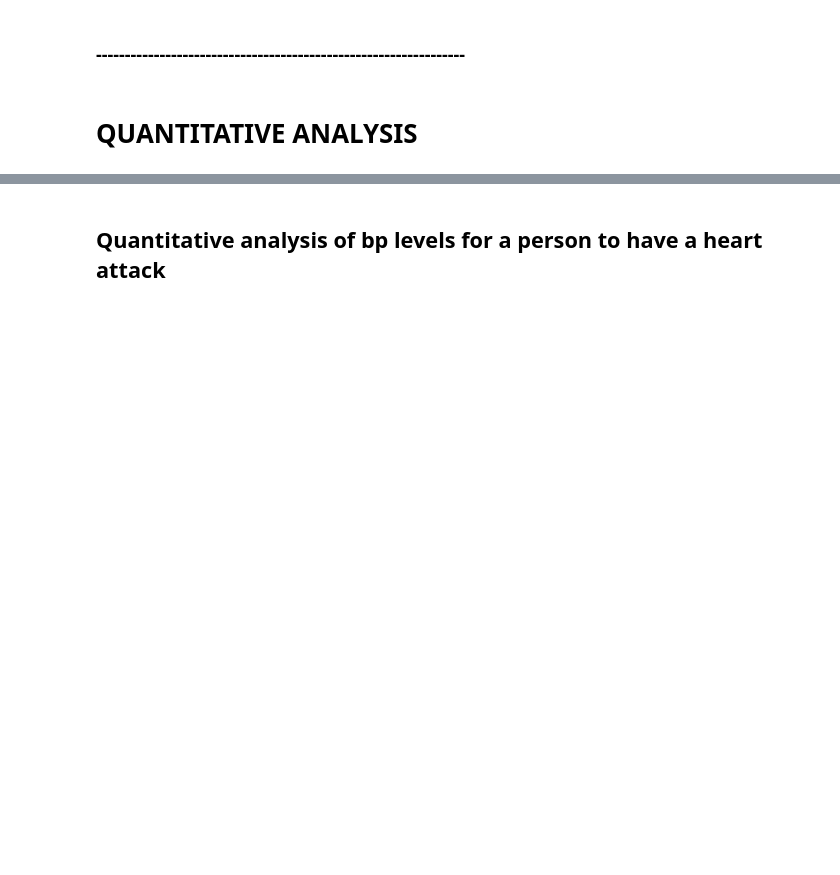
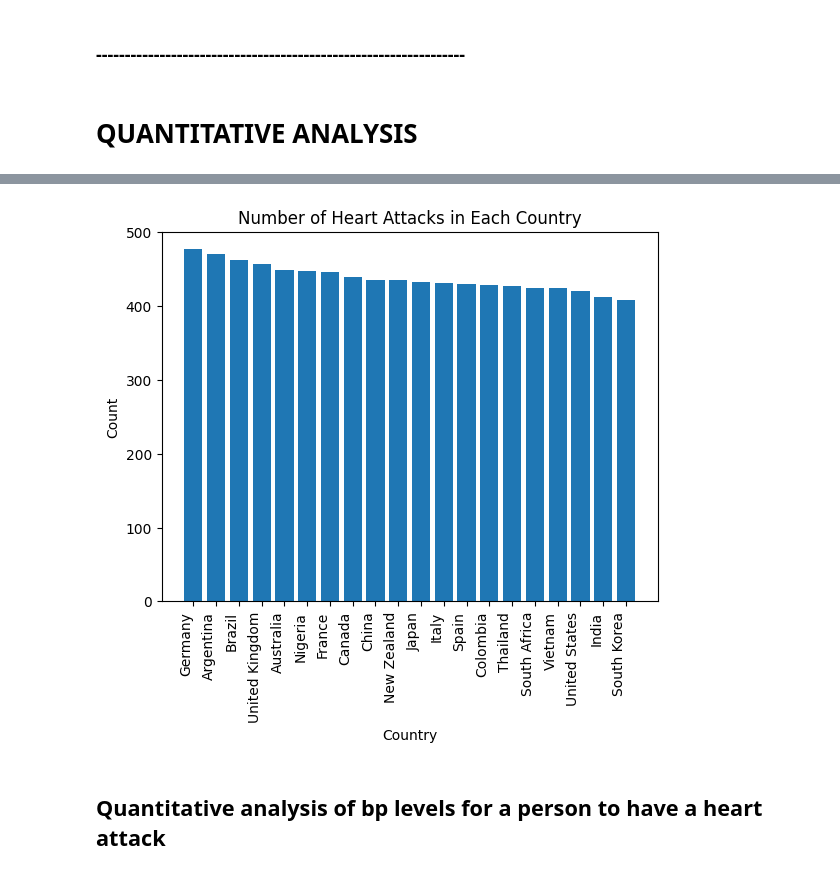
Before and after one commit to Neeraj1437/heart_attack_final, a Jupyter notebook: final_file.ipynb, the cells around one changed output, grey strips where cells are left out. Cells and saved outputs as stored; diff of their text form; code cells hidden in the pictures; blank space fills up the shorter version.

```diff
--- a/final_file.ipynb
+++ b/final_file.ipynb
@@ -116,3 +117,6 @@ dtype: int64
 ### ----------------------------------------------------------------
 # %% [markdown]
 # QUANTITATIVE ANALYSIS
+# %%
+country_count = df2_new['Country'].value_counts()
+country_count
@@ -119,3 +141,12 @@ dtype: int64
+# %%
+plt.bar(country_count.index, country_count)
+plt.title('Number of Heart Attacks in Each Country')
+plt.xlabel('Country')
+plt.ylabel('Count')
+plt.xticks(rotation=90, ha="right")
+plt.show()
+# %% [output]
+[figure, added]
 # %% [markdown]
 ## Quantitative analysis of bp levels for a person to have a heart attack
 # %%
```
Also changed, not shown: parts of 9 cells of this notebook.
